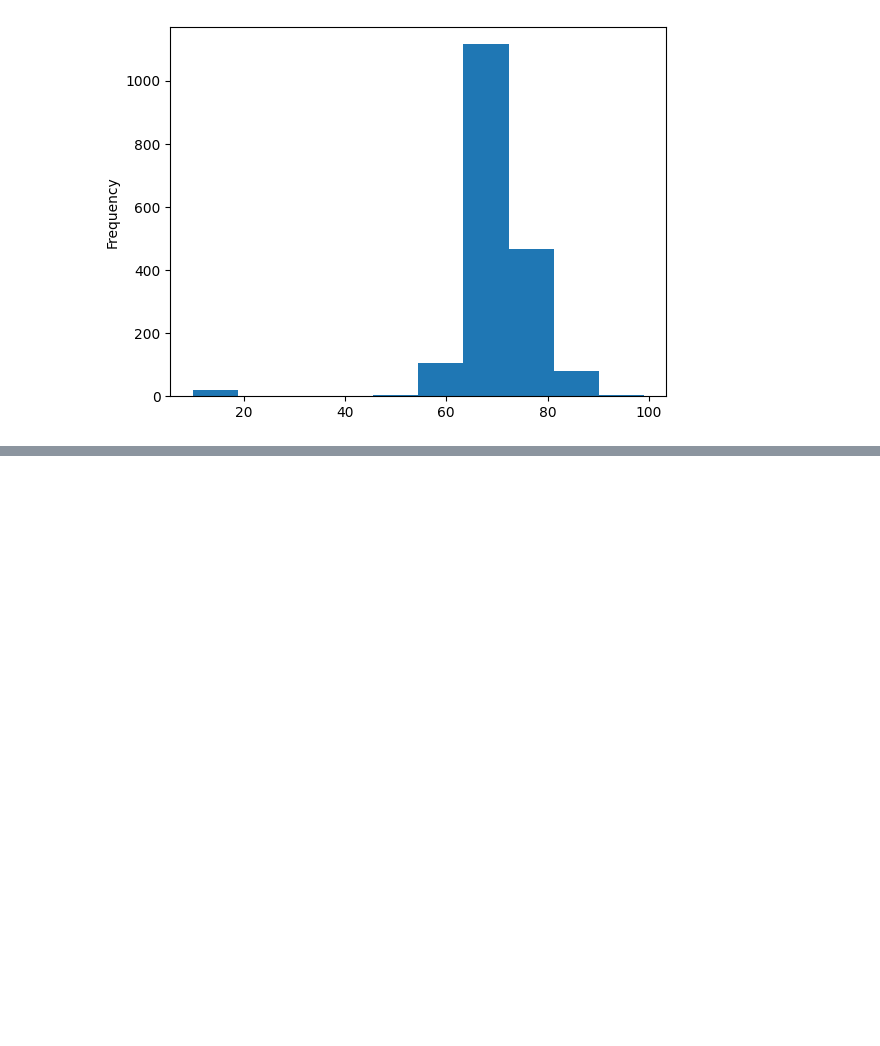
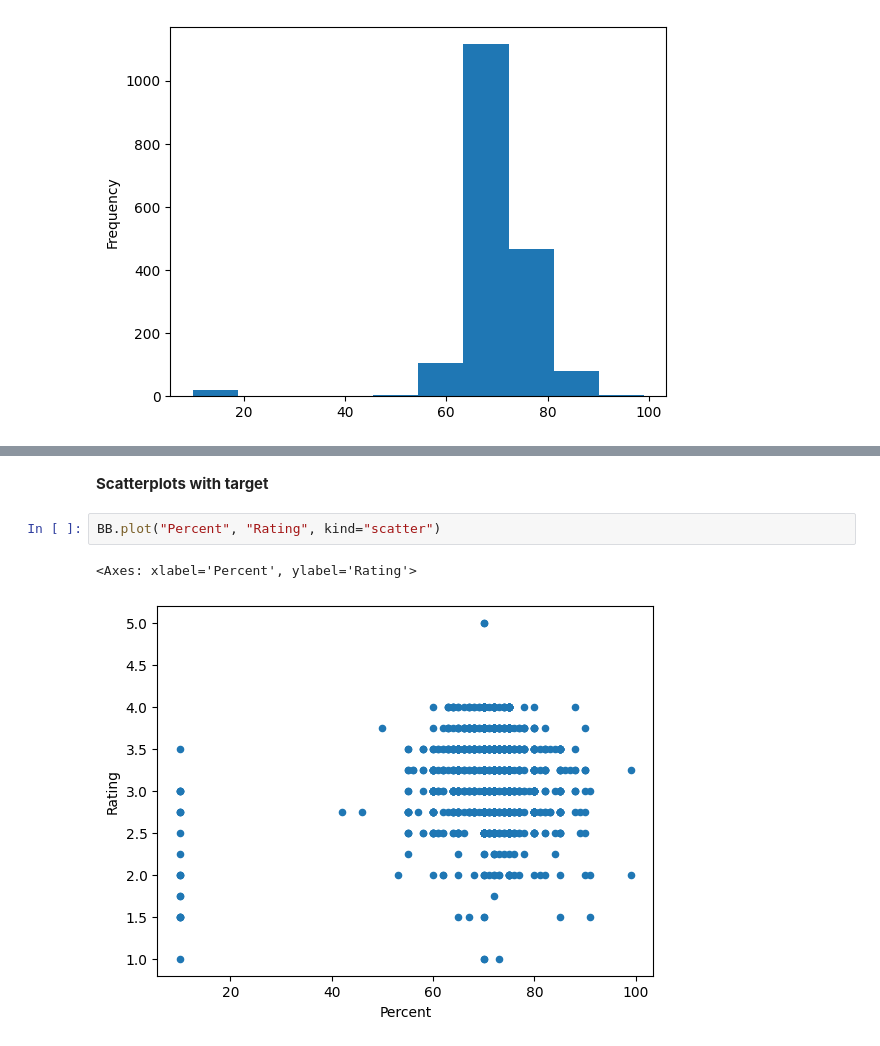
Before and after one commit to tigranvartanyan/popytka1, a Jupyter notebook: Копия_блокнота_"Untitled9_ipynb".ipynb, the cells around one changed output, grey strips where cells are left out. Drawn from its saved outputs; the diff is of its cells as text; blank space fills up the shorter version.

```diff
--- a/Копия_блокнота_"Untitled9_ipynb".ipynb
+++ b/Копия_блокнота_"Untitled9_ipynb".ipynb
@@ -286,0 +299,7 @@ BB['Percent'].plot.hist()
+# %% [markdown]
+**Scatterplots with target**
+# %%
+BB.plot("Percent", "Rating", kind="scatter")
+# %% [output]
+<Axes: xlabel='Percent', ylabel='Rating'>
+[figure, added]
```
Also changed, not shown: parts of 7 cells of this notebook.
